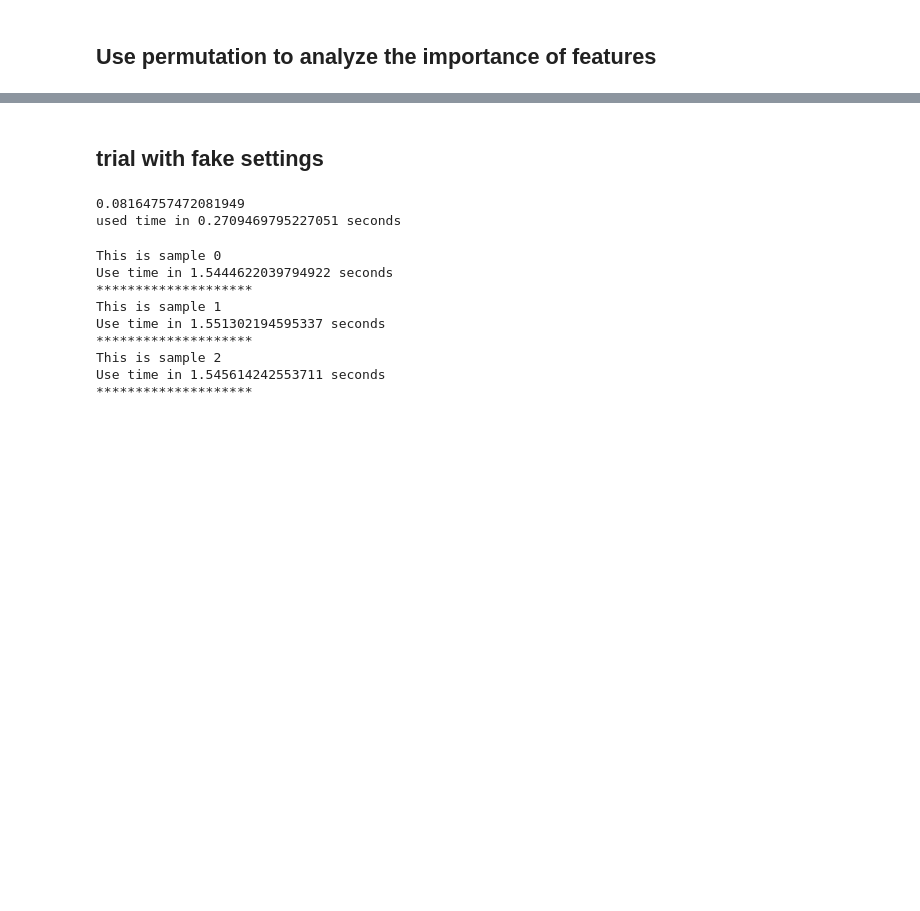
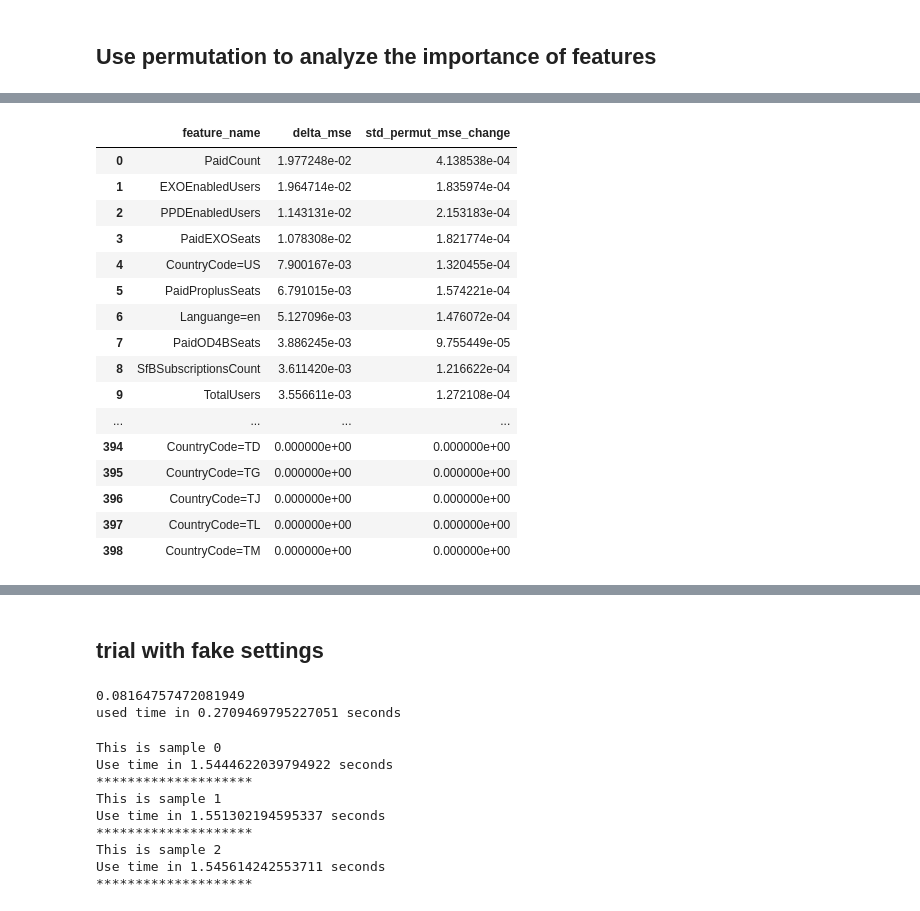
Before and after one commit to chenchenpan/MS-intern-project, a Jupyter notebook: Feature-Importance-with-best-model.ipynb, the cells around one changed output, grey strips where cells are left out. Cells and saved outputs as stored; diff of their text form; code cells hidden in the pictures; blank space fills up the shorter version.

Commit message:
updates for new separate, shuffled and clipped data (model only train, tune and test on mature tenants).

```diff
--- a/Feature-Importance-with-best-model.ipynb
+++ b/Feature-Importance-with-best-model.ipynb
@@ -53,5 +23,6 @@ ydev = np.load('data/ydev.npy')
 # %%
-pred_dev = loaded_model.predict(Xdev)
-dev_mse = mean_squared_error(ydev, pred_dev)
-dev_mse
+# pred_dev = loaded_model.predict(Xdev)
+# dev_mse = mean_squared_error(ydev, pred_dev)
+dev_mse = np.load('results_clip_fast/dev_pred_mse.npy')
+np.shape(dev_mse)
 # %% [output]
@@ -65,0 +39,4 @@ n_features
+# %%
+## train within the .py file. Now load the data
+permutsample = np.load('results_clip_fast/permut_dev_results.npy')
+permutsample.shape
@@ -65,0 +45,10 @@ n_features
+# %%
+n_features = permutsample.shape[1]
+# print mean and standard deviation of error
+errperformance = np.zeros((n_features, 2))
+for i in range(n_features):
+    errperformance[i,0] = np.mean(permutsample[:,i])
+    errperformance[i,1] = np.std(permutsample[:,i])
+errperformance[:,0] = errperformance[:,0] - dev_mse
+
+print(errperformance)
@@ -65,0 +73,2 @@ n_features
+# %%
+features = pd.read_csv('encoded_data_clip_fast/encoded_columns_name.txt', delimiter='\t', header=None)
@@ -65,0 +77,23 @@ n_features
+# %%
+features['delta_mse'] = errperformance[:,0]
+features['std_permut_mse_change'] = errperformance[:,1]
+features = features.sort_values('delta_mse', axis=0, ascending=False)
+features.reset_index(drop=True)
+# %% [output]
+|  | feature_name | delta_mse | std_permut_mse_change |
+| 0 | PaidCount | 1.977248e-02 | 4.138538e-04 |
+| 1 | EXOEnabledUsers | 1.964714e-02 | 1.835974e-04 |
+| 2 | PPDEnabledUsers | 1.143131e-02 | 2.153183e-04 |
+| 3 | PaidEXOSeats | 1.078308e-02 | 1.821774e-04 |
+| 4 | CountryCode=US | 7.900167e-03 | 1.320455e-04 |
+| 5 | PaidProplusSeats | 6.791015e-03 | 1.574221e-04 |
+| 6 | Languange=en | 5.127096e-03 | 1.476072e-04 |
+| 7 | PaidOD4BSeats | 3.886245e-03 | 9.755449e-05 |
+| 8 | SfBSubscriptionsCount | 3.611420e-03 | 1.216622e-04 |
+| 9 | TotalUsers | 3.556611e-03 | 1.272108e-04 |
+| ... | ... | ... | ... |
+| 394 | CountryCode=TD | 0.000000e+00 | 0.000000e+00 |
+| 395 | CountryCode=TG | 0.000000e+00 | 0.000000e+00 |
+| 396 | CountryCode=TJ | 0.000000e+00 | 0.000000e+00 |
+| 397 | CountryCode=TL | 0.000000e+00 | 0.000000e+00 |
+| 398 | CountryCode=TM | 0.000000e+00 | 0.000000e+00 |
```
Also changed, not shown: parts of 20 cells of this notebook, 12 other files.
